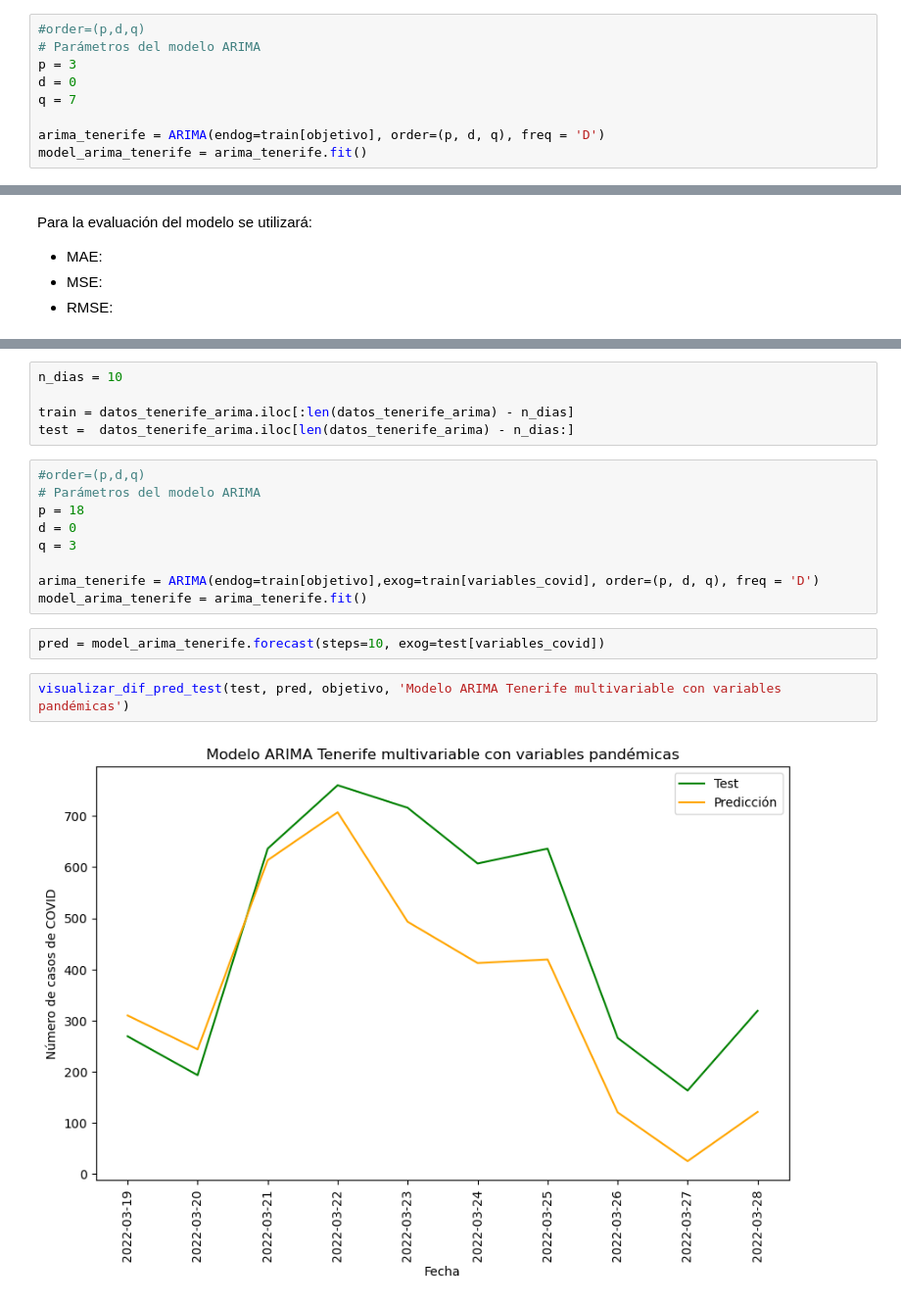
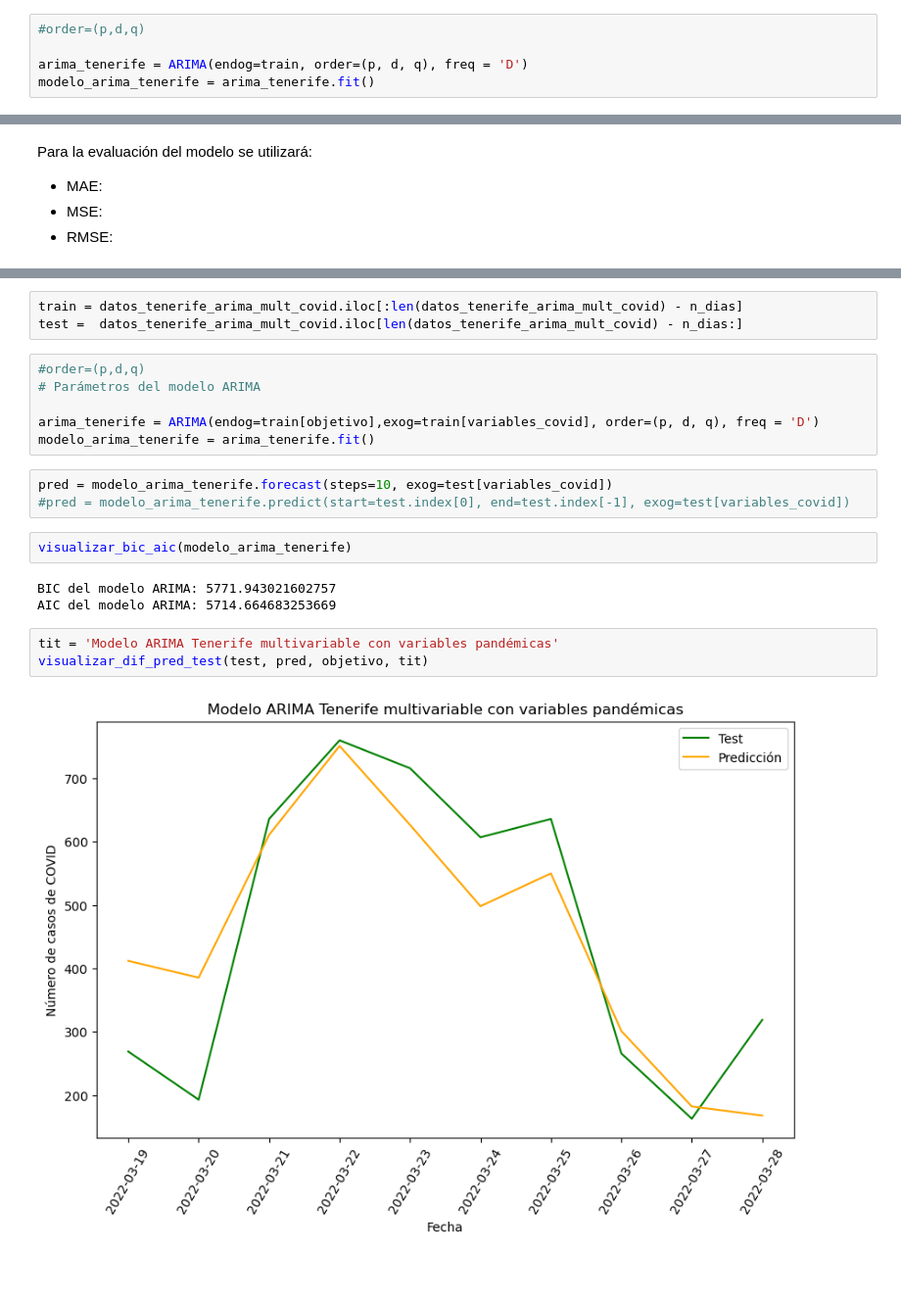
Before and after one commit to jalonsouoc/TFM, a Jupyter notebook: code/arima_Tenerife.ipynb, the cells around one changed output, grey strips where cells are left out. Shown at 98% size. Saved outputs shown, nothing was run; the diff lists cells and outputs as text; blank space fills up the shorter version.

Commit message:
Avanzando los estudios ARIMA para la isla de Gran Canaria y El Hierro

```diff
--- a/code/arima_Tenerife.ipynb
+++ b/code/arima_Tenerife.ipynb
@@ -157,9 +195,5 @@ objetivo = 'numero_casos'
 # %%
 #order=(p,d,q)
-# Parámetros del modelo ARIMA
-p = 3
-d = 0
-q = 7
 
-arima_tenerife = ARIMA(endog=train[objetivo], order=(p, d, q), freq = 'D')
-model_arima_tenerife = arima_tenerife.fit()
+arima_tenerife = ARIMA(endog=train, order=(p, d, q), freq = 'D')
+modelo_arima_tenerife = arima_tenerife.fit()
@@ -196,20 +235,22 @@ datos_tenerife_arima.set_index('fecha', inplace=True)
 # %%
-n_dias = 10
-
-train = datos_tenerife_arima.iloc[:len(datos_tenerife_arima) - n_dias]
-test =  datos_tenerife_arima.iloc[len(datos_tenerife_arima) - n_dias:]
+train = datos_tenerife_arima_mult_covid.iloc[:len(datos_tenerife_arima_mult_covid) - n_dias]
+test =  datos_tenerife_arima_mult_covid.iloc[len(datos_tenerife_arima_mult_covid) - n_dias:]
 # %%
 #order=(p,d,q)
 # Parámetros del modelo ARIMA
-p = 18
-d = 0
-q = 3
 
 arima_tenerife = ARIMA(endog=train[objetivo],exog=train[variables_covid], order=(p, d, q), freq = 'D')
-model_arima_tenerife = arima_tenerife.fit()
+modelo_arima_tenerife = arima_tenerife.fit()
 # %%
-pred = model_arima_tenerife.forecast(steps=10, exog=test[variables_covid])
+pred = modelo_arima_tenerife.forecast(steps=10, exog=test[variables_covid])
+#pred = modelo_arima_tenerife.predict(start=test.index[0], end=test.index[-1], exog=test[variables_covid])
+# %%
+visualizar_bic_aic(modelo_arima_tenerife)
+# %% [output]
+BIC del modelo ARIMA: 5771.943021602757
+AIC del modelo ARIMA: 5714.664683253669
 # %%
-visualizar_dif_pred_test(test, pred, objetivo, 'Modelo ARIMA Tenerife multivariable con variables pandémicas')
+tit = 'Modelo ARIMA Tenerife multivariable con variables pandémicas'
+visualizar_dif_pred_test(test, pred, objetivo, tit)
 # %% [output]
-[figure, old version]
+[figure, new version]
```
Also changed, not shown: parts of 38 cells of this notebook, 2 other files.
